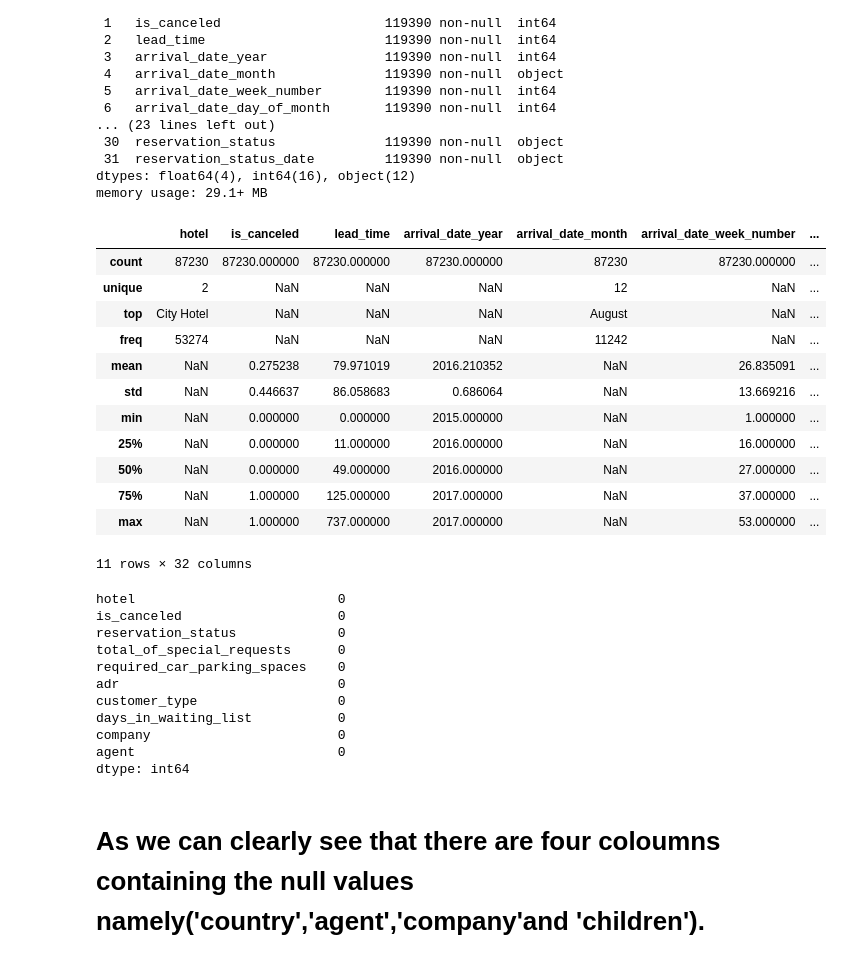
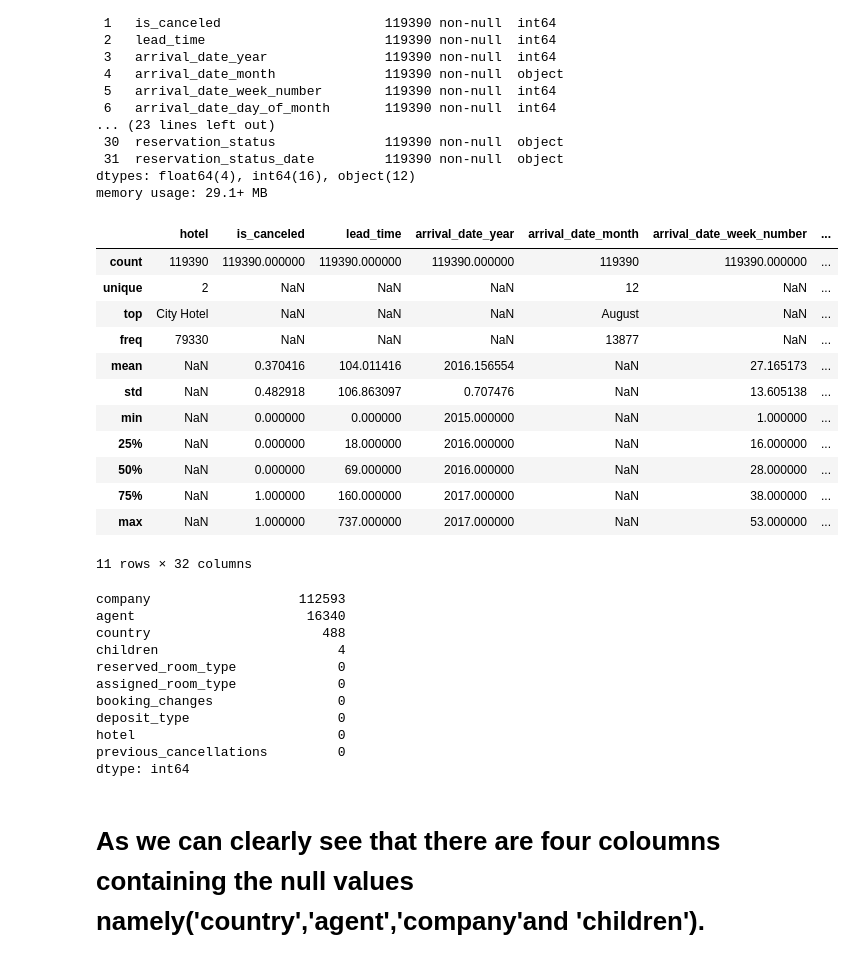
Before and after one commit to sparta-13/EDA-CAPSTONE-PROJECT, a Jupyter notebook: Hotel_Booking_Analysis_Rishikesh_Damale.ipynb, the cells around one changed output. Saved outputs shown, nothing was run; the diff lists cells and outputs as text; code cells hidden in the pictures.

```diff
--- a/Hotel_Booking_Analysis_Rishikesh_Damale.ipynb
+++ b/Hotel_Booking_Analysis_Rishikesh_Damale.ipynb
@@ -21,6 +21,6 @@ drive.mount('/content/drive')
 Drive already mounted at /content/drive; to attempt to forcibly remount, call drive.mount("/content/drive", force_remount=True).
 # %%
 # Reading the data file from the drive.
-Hotel_booking_df = pd.read_csv('/content/drive/MyDrive/EDA CAPSTONE PROJECTS/HOTEL BOOKING/Hotel Bookings.csv')
+hotel_booking_df = pd.read_csv('/content/drive/MyDrive/EDA CAPSTONE PROJECTS/HOTEL BOOKING/Hotel Bookings.csv')
 # %%
 # let's check the data.
@@ -116,36 +116,36 @@ memory usage: 29.1+ MB
 # %%
 # Now we will understand the numerical information of our data.
 # By using (include = 'all') we can explore more about our coloums,
 #    such as its total no. count, no. of unique values, frequency, etc.
-Hotel_df.describe(include ='all')
+hotel_booking_df.describe(include ='all')
 # %% [output]
 |  | hotel | is_canceled | lead_time | arrival_date_year | arrival_date_month | arrival_date_week_number | ... |
-| count | 87230 | 87230.000000 | 87230.000000 | 87230.000000 | 87230 | 87230.000000 | ... |
+| count | 119390 | 119390.000000 | 119390.000000 | 119390.000000 | 119390 | 119390.000000 | ... |
 | unique | 2 | NaN | NaN | NaN | 12 | NaN | ... |
 | top | City Hotel | NaN | NaN | NaN | August | NaN | ... |
-| freq | 53274 | NaN | NaN | NaN | 11242 | NaN | ... |
-| mean | NaN | 0.275238 | 79.971019 | 2016.210352 | NaN | 26.835091 | ... |
-| std | NaN | 0.446637 | 86.058683 | 0.686064 | NaN | 13.669216 | ... |
+| freq | 79330 | NaN | NaN | NaN | 13877 | NaN | ... |
+| mean | NaN | 0.370416 | 104.011416 | 2016.156554 | NaN | 27.165173 | ... |
+| std | NaN | 0.482918 | 106.863097 | 0.707476 | NaN | 13.605138 | ... |
 | min | NaN | 0.000000 | 0.000000 | 2015.000000 | NaN | 1.000000 | ... |
-| 25% | NaN | 0.000000 | 11.000000 | 2016.000000 | NaN | 16.000000 | ... |
-| 50% | NaN | 0.000000 | 49.000000 | 2016.000000 | NaN | 27.000000 | ... |
-| 75% | NaN | 1.000000 | 125.000000 | 2017.000000 | NaN | 37.000000 | ... |
+| 25% | NaN | 0.000000 | 18.000000 | 2016.000000 | NaN | 16.000000 | ... |
+| 50% | NaN | 0.000000 | 69.000000 | 2016.000000 | NaN | 28.000000 | ... |
+| 75% | NaN | 1.000000 | 160.000000 | 2017.000000 | NaN | 38.000000 | ... |
 | max | NaN | 1.000000 | 737.000000 | 2017.000000 | NaN | 53.000000 | ... |
 11 rows × 32 columns
 # %%
 # Now we will find the count of nullvalues in the coloumns of our data.
-Hotel_df.isna().sum().sort_values(ascending =False)[:10]
+hotel_booking_df.isna().sum().sort_values(ascending =False)[:10]
 # %% [output]
+company                   112593
+agent                      16340
+country                      488
+children                       4
+reserved_room_type             0
+assigned_room_type             0
+booking_changes                0
+deposit_type                   0
 hotel                          0
-is_canceled                    0
-reservation_status             0
-total_of_special_requests      0
-required_car_parking_spaces    0
-adr                            0
-customer_type                  0
-days_in_waiting_list           0
-company                        0
-agent                          0
+previous_cancellations         0
 dtype: int64
 # %% [markdown]
 # As we can clearly see that there are four coloumns containing the null values namely('country','agent','company'and 'children').
```
Also changed, not shown: parts of 78 cells of this notebook.
